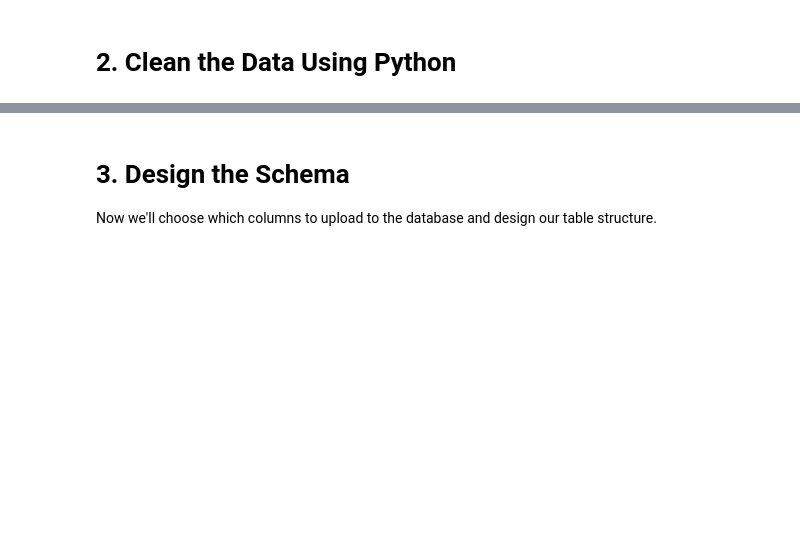
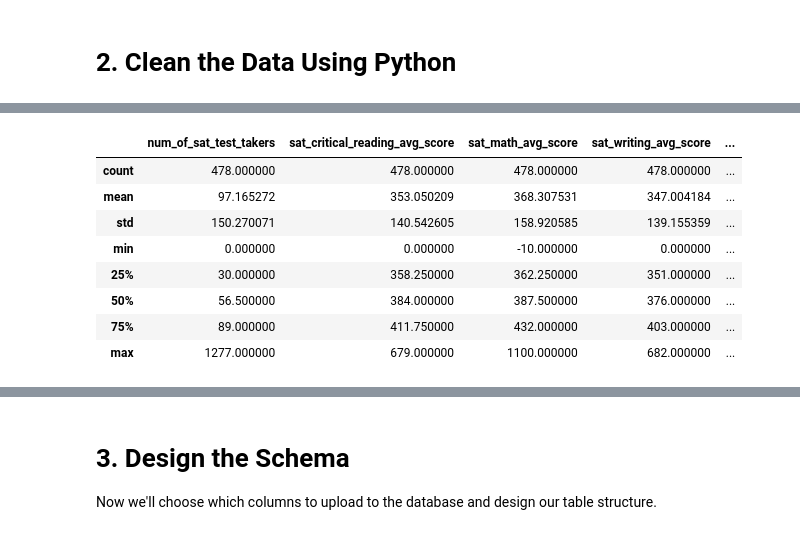
Before and after one commit to webeet-io/_onboarding_data, a Jupyter notebook: daily_tasks/day_4/sat_modeling.ipynb, the cells around one changed output, grey strips where cells are left out. Cells and saved outputs as stored; diff of their text form; code cells hidden in the pictures; blank space fills up the shorter version.

```diff
--- a/daily_tasks/day_4/sat_modeling.ipynb
+++ b/daily_tasks/day_4/sat_modeling.ipynb
@@ -124 +152,4 @@ Name: academic_tier_rating, dtype: float64
+# %%
+#Drop the duplicate rows
+df = df.drop_duplicates()
 # %%
@@ -372,0 +233,13 @@ memory usage: 37.3+ KB
+# %%
+#Count the nomber of rows with the s-values in the each column, and percentage od these number of rows for each column
+s_count = 0
+for col in df.columns:
+    if df[col].dtype == 'object':
+        s_mask = df[col].str.contains('s', na=False)
+        if s_mask.any():
+            count = s_mask.sum()
+            percentage = (count / len(df)) * 100
+            print(f"Column '{col}' has {count} 's' values ({percentage:.2f}%)")
+            s_count += count
+# Print total count of 's' values
+print(f"Total 's' values across all columns: {s_count}")
@@ -454,0 +374,54 @@ dtype: int64
+# %%
+# Anomalies validation
+
+
+# 1. Check SAT score ranges are reasonable
+print("\n SAT SCORE RANGE VALIDATION:")
+sat_score_cols = ['sat_critical_reading_avg_score', 'sat_math_avg_score', 'sat_writing_avg_score']
+for col in sat_score_cols:
+    valid_scores = df_cleaned[col].dropna()
+    min_score = valid_scores.min()
+    max_score = valid_scores.max()
+    mean_score = valid_scores.mean()
+
+    # SAT scores should be between 200-800
+    if min_score >= 200 and max_score <= 800:
+        status = "Valid range"
+    else:
+        status = "Invalid range"
+
+    print(f"   {col}:")
+    print(f"     Range: {min_score:.0f} - {max_score:.0f} {status}")
+    print(f"     Mean: {mean_score:.1f}")
+
+# 2. Check percentage values
+print("\n PERCENTAGE VALIDATION:")
+if 'pct_students_tested' in df_cleaned.columns:
+    pct_valid = df_cleaned['pct_students_tested'].dropna()
+    pct_min = pct_valid.min()
+    pct_max = pct_valid.max()
+
+    if pct_min >= 0 and pct_max <= 100:
+        status = " Valid percentage range"
+    else:
+        status = " Invalid percentage range"
+
+    print(f"   pct_students_tested: {pct_min:.0f}% - {pct_max:.0f}% {status}")
+
+# 3. Check for remaining data quality issues
+print("\n REMAINING DATA QUALITY CHECKS:")
+print(f"   Duplicate rows: {df_cleaned.duplicated().sum()}")
+print(f"   Unique schools (DBN): {df_cleaned['dbn'].nunique()}")
+
+# 4. Summary statistics for cleaned data
+
+print("\n FINAL DATASET READY FOR DATABASE!")
+print(f"Dataset shape: {df_cleaned.shape}")
+print(f"All numerical columns properly typed")
+print(f"No duplicate rows")
+print(f"Valid SAT score ranges (200-800)")
+print(f"Valid percentage ranges (0-100%)")
+print(f"Missing values properly handled as NaN")
+print("\n CLEANED DATA SUMMARY:")
+df_cleaned.describe()
+# %% [output]
@@ -454,0 +445,9 @@ dtype: int64
+|  | num_of_sat_test_takers | sat_critical_reading_avg_score | sat_math_avg_score | sat_writing_avg_score | ... |
+| count | 478.000000 | 478.000000 | 478.000000 | 478.000000 | ... |
+| mean | 97.165272 | 353.050209 | 368.307531 | 347.004184 | ... |
+| std | 150.270071 | 140.542605 | 158.920585 | 139.155359 | ... |
+| min | 0.000000 | 0.000000 | -10.000000 | 0.000000 | ... |
+| 25% | 30.000000 | 358.250000 | 362.250000 | 351.000000 | ... |
+| 50% | 56.500000 | 384.000000 | 387.500000 | 376.000000 | ... |
+| 75% | 89.000000 | 411.750000 | 432.000000 | 403.000000 | ... |
+| max | 1277.000000 | 679.000000 | 1100.000000 | 682.000000 | ... |
```
Also changed, not shown: parts of 25 cells of this notebook.
